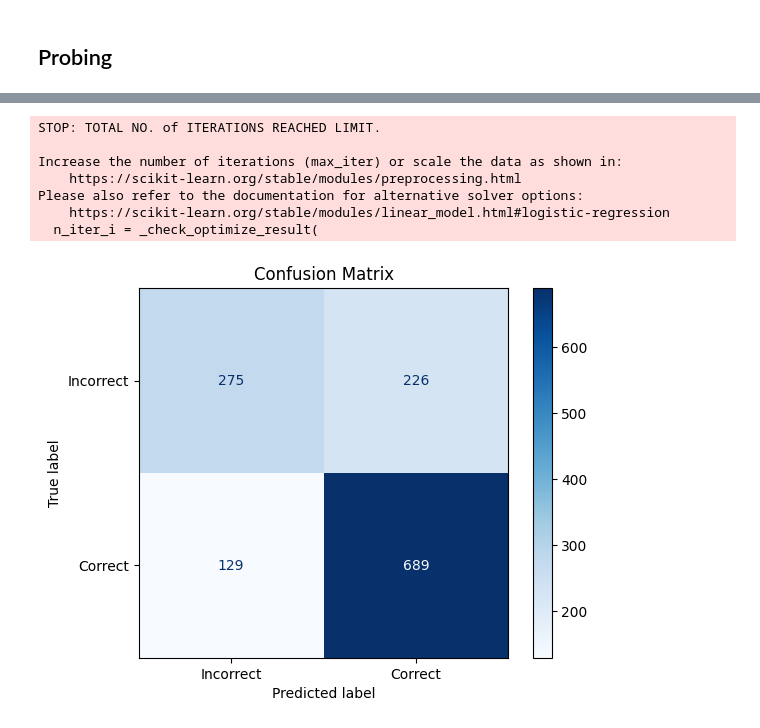
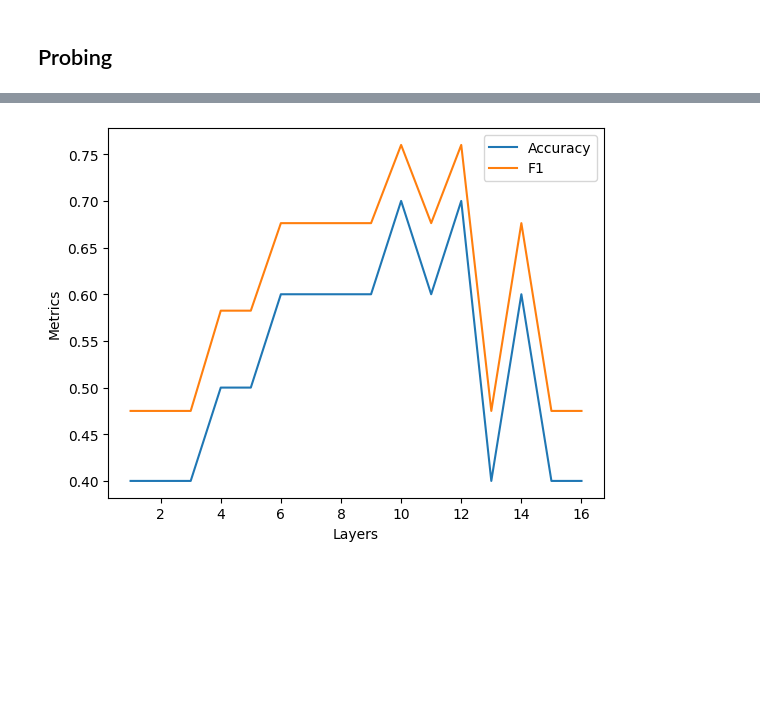
Before and after one commit to SewoongLee/probing-reasoning, a Jupyter notebook: probe-hidden-states-llama-3.2-3B-Instruct-gsm8k-multi-probe.ipynb, the cells around one changed output, grey strips where cells are left out. Saved outputs shown, nothing was run; the diff lists cells and outputs as text; code cells hidden in the pictures; blank space fills up the shorter version.

Commit message:
multilayer probing

```diff
--- a/probe-hidden-states-llama-3.2-3B-Instruct-gsm8k-performance.ipynb
+++ b/probe-hidden-states-llama-3.2-3B-Instruct-gsm8k-multi-probe.ipynb
@@ -5,7 +5,7 @@ import transformers
 
 HF_TOKEN = os.getenv("HF_TOKEN")
 
-model_name = "meta-llama/Llama-3.2-3B-Instruct"
+model_name = "meta-llama/Llama-3.2-1B-Instruct"
 
 model = transformers.AutoModelForCausalLM.from_pretrained(
     model_name,
@@ -102,3 +101,6 @@ Question: Every day, Wendi feeds each of her chickens three cups of mixed chicke
 Answer:
 ('If each chicken eats 3 cups of feed per day, then for 20 chickens they would need 3*20=<<3*20=60>>60 cups of feed per day.\nIf she feeds the flock 15 cups of feed in the morning, and 25 cups in the  ...
  20)
+# %%
+hidden_layers = model.config.num_hidden_layers
+hidden_layers
@@ -198,7 +199,7 @@ Collected 7473 training samples.
 from tqdm import tqdm
 
 # Collect features and labels from test data
-test_features = []
+test_features = {layer:[] for layer in range(1,hidden_layers+1)}
 test_labels = []
 
 print("Processing test data...")
@@ -209,9 +210,10 @@ for i, qna in enumerate(tqdm(test_qnas[:])): # Change here (e.g., qnas[:20]) for
     ground_truth_int = extract_num_from_ans(qna['answer'])
 
     label = int(generated_answer_int == ground_truth_int)
-    test_features.append(hidden_state_vector)
+    for l in test_features:
+        test_features[l].append(hidden_state_vector[l])
     test_labels.append(label)
 
-print(f"Collected {len(test_features)} test samples.")
+print(f"Collected {len(test_features[1])} test samples.")
 # %% [output]
 Processing test data...
@@ -219,11 +221,11 @@ Collected 1319 test samples.
 # %%
 import numpy as np
 
-train_features = np.array(train_features)
+train_features = {l:np.array(train_features[l]) for l in range(1,hidden_layers+1)}
 train_labels = np.array(train_labels)
-test_features = np.array(test_features)
+test_features = {l:np.array(test_features[l]) for l in range(1,hidden_layers+1)}
 test_labels = np.array(test_labels)
 
-print("Training feature shape:", train_features.shape)
-print("Test feature shape:", test_features.shape)
+print("Training feature shape:", train_features[1].shape)
+print("Test feature shape:", test_features[1].shape)
 # %% [output]
@@ -306,22 +310,29 @@ from sklearn.metrics import f1_score
 from sklearn.metrics import confusion_matrix, ConfusionMatrixDisplay, roc_curve, auc
 
 # Initialize and train the classifier
-clf = LogisticRegression(max_iter=1000)
-clf.fit(train_features, train_labels)
+clfs = {l:LogisticRegression(max_iter=1000) for l in range(1,hidden_layers+1)}
+accuracies = {l:0 for l in range(1,hidden_layers+1)}
+f1 = {l:0 for l in range(1,hidden_layers+1)}
+for l in clfs:
+    clfs[l].fit(train_features[l], train_labels)
 
-# Evaluate on test data
-test_predictions = clf.predict(test_features)
-clf_accuracy = np.mean(test_predictions == test_labels)
-clf_f1 = f1_score(test_labels, test_predictions, average='weighted')  # 'weighted' average handles class imbalance
+    # Evaluate on test data
+    test_predictions = clfs[l].predict(test_features[l])
+    clf_accuracy = np.mean(test_predictions == test_labels)
+    clf_f1 = f1_score(test_labels, test_predictions, average='weighted')  # 'weighted' average handles class imbalance
+    accuracies[l] = clf_accuracy
+    f1[l] = clf_f1
 
-# Print the results
-print(f"Probing Accuracy: {clf_accuracy * 100:.2f}%")
-print(f"Probing F1 Score: {clf_f1:.4f}")
 
-test_predictions = clf.predict(test_features)
-cm = confusion_matrix(test_labels, test_predictions)
-disp = ConfusionMatrixDisplay(confusion_matrix=cm, display_labels=["Incorrect", "Correct"])
-disp.plot(cmap="Blues")
-plt.title("Confusion Matrix")
+    # Print the results
+    print(f"Probing Accuracy for layer {l}: {clf_accuracy * 100:.2f}%")
+    print(f"Probing F1 Score for layer {l}: {clf_f1:.4f}")
+
+import matplotlib.pyplot as plt
+plt.plot(list(accuracies.keys()), list(accuracies.values()), label = 'Accuracy')
+plt.plot(list(f1.keys()), list(f1.values()), label = 'F1')
+plt.legend()
+plt.xlabel('Layers')
+plt.ylabel('Metrics')
 plt.show()
 # %% [output]
@@ -330,8 +356 @@ Probing F1 Score: 0.7240
-STOP: TOTAL NO. of ITERATIONS REACHED LIMIT.
-
-Increase the number of iterations (max_iter) or scale the data as shown in:
-    https://scikit-learn.org/stable/modules/preprocessing.html
-Please also refer to the documentation for alternative solver options:
-    https://scikit-learn.org/stable/modules/linear_model.html#logistic-regression
-  n_iter_i = _check_optimize_result(
-[figure, old version]
+[figure, new version]
```
Also changed, not shown: parts of 8 cells of this notebook.
